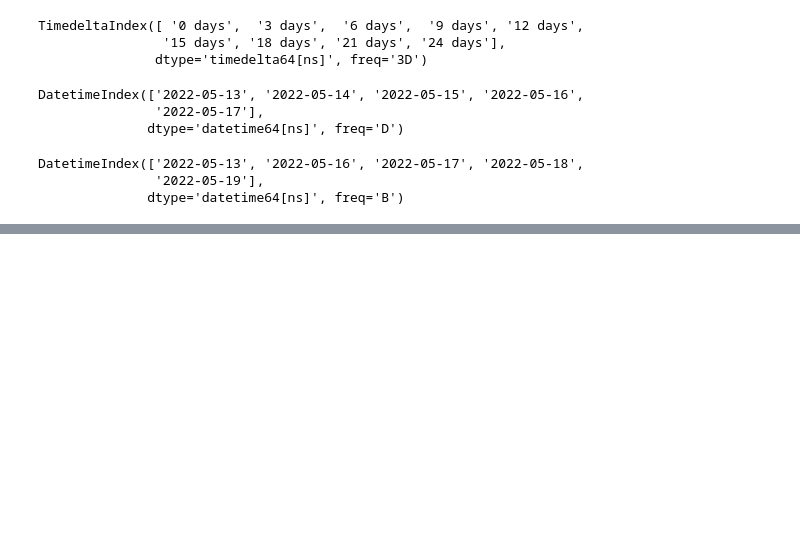
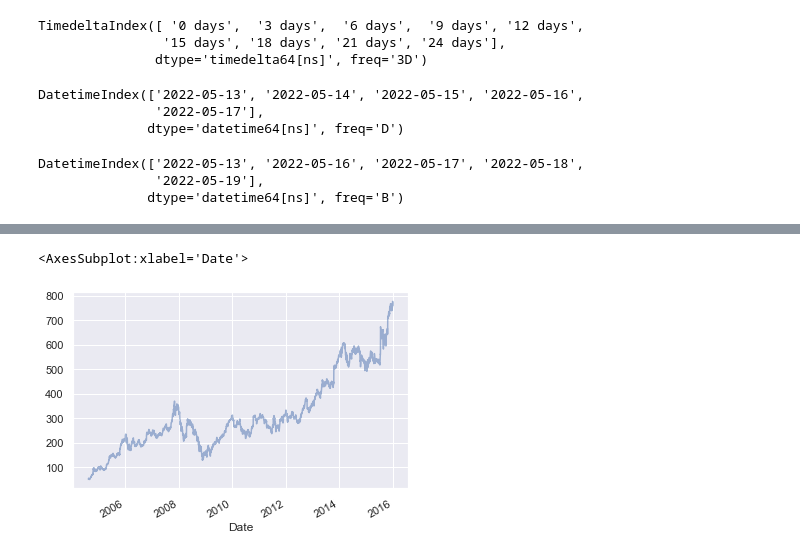
Before and after one commit to t8t/python22, a Jupyter notebook: Day5.ipynb, the cells around one changed output, grey strips where cells are left out. Saved outputs shown, nothing was run; the diff lists cells and outputs as text; code cells hidden in the pictures; blank space fills up the shorter version.

```diff
--- a/Day5.ipynb
+++ b/Day5.ipynb
@@ -426,0 +476,5 @@ DatetimeIndex(['2022-05-13', '2022-05-16', '2022-05-17', '2022-05-18',
+# %%
+yahoo.plot(alpha=0.5, style='-')
+# %% [output]
+<AxesSubplot:xlabel='Date'>
+[figure, added]
```
Also changed, not shown: parts of 49 cells of this notebook.
